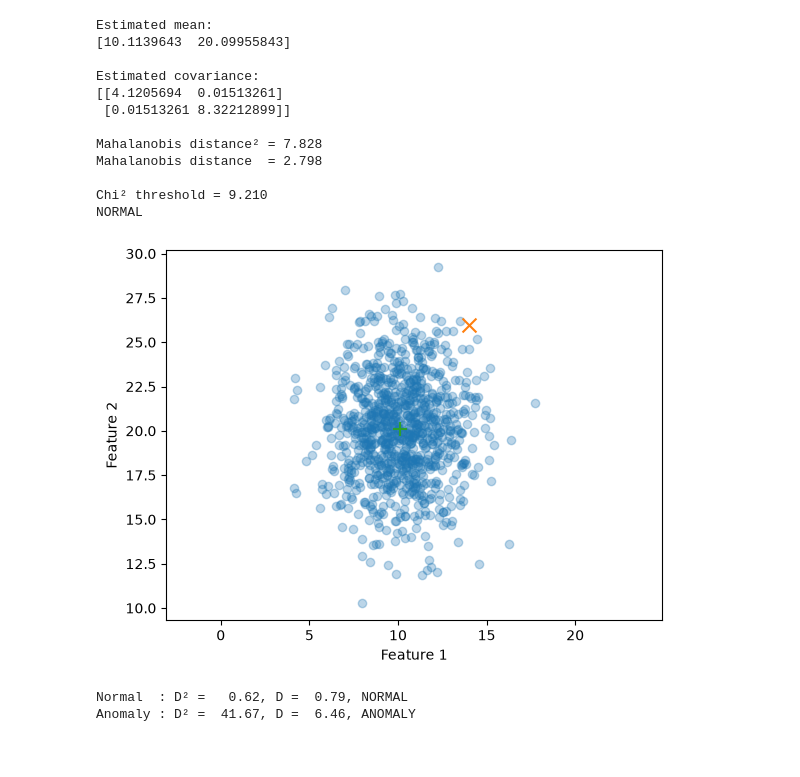
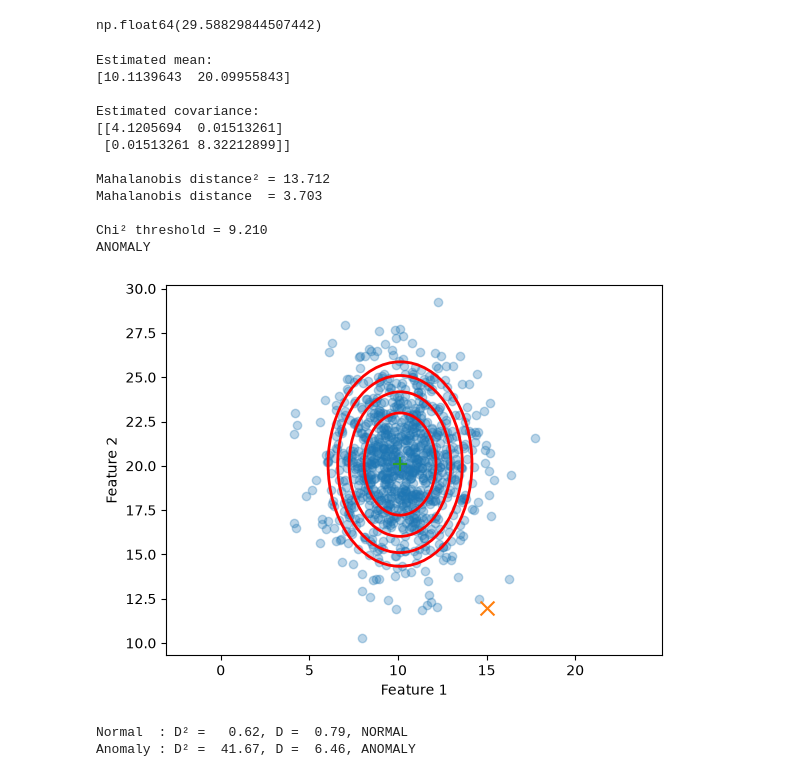
Before and after one commit to vaibhavgarg1982/DSAI-teaching, a Jupyter notebook: 0308_anomaly_gaussian.ipynb, the cells around one changed output. Saved outputs shown, nothing was run; the diff lists cells and outputs as text; code cells hidden in the pictures.

Commit message:
Anomaly detection using Gaussian distribution and Mahalanobis distance description

```diff
--- a/0308_anomaly_gaussian.ipynb
+++ b/0308_anomaly_gaussian.ipynb
@@ -1,8 +56,30 @@
+# %%
+# function that returns chi-squared critical value for a given significance level and degrees of freedom
+def chi_squared_critical_value(alpha, df):
+    from scipy.stats import chi2
+    return chi2.ppf(1 - alpha, df)
+
+chi_squared_critical_value(0.001, 10) # the equivalent formula in Excel is =CHISQ.INV.RT(0.01, 10)
+# %% [output]
+np.float64(29.58829844507442)
 # %%
 import numpy as np
 import matplotlib.pyplot as plt
 from scipy.stats import chi2
+from matplotlib.patches import Ellipse
 
+def plot_mahalanobis_contours(mu, Sigma, ax=None):
+    if ax is None:
+        ax = plt.gca()
+    for k in range(1, 5):
+        vals, vecs = np.linalg.eigh(Sigma)
+        order = vals.argsort()[::-1]
+        vals = vals[order]
+        vecs = vecs[:, order]
+        theta = np.degrees(np.arctan2(*vecs[:, 0][::-1]))
+        width, height = 2 * np.sqrt(vals * k)
+        ellip = Ellipse(xy=mu, width=width, height=height, angle=theta, edgecolor='r', fc='None', lw=2)
+        ax.add_patch(ellip)
 # --------------------------------------------------
 # 1. Generate random Gaussian training data
 # --------------------------------------------------
@@ -39,7 +116,7 @@ print(Sigma)
 # 3. Generate a new observation
 # --------------------------------------------------
 
-x = np.array([14, 26])
+x = np.array([15, 12])
 
 # --------------------------------------------------
 # 4. Calculate Mahalanobis distance
@@ -74,37 +151,38 @@ else:
 # --------------------------------------------------
 
 plt.scatter(X[:, 0], X[:, 1], alpha=0.3)
 
 plt.scatter(
     x[0], x[1],
     s=100,
     marker='x'
 )
 
 plt.scatter(
     mu[0], mu[1],
     s=100,
     marker='+'
 )
 
 plt.xlabel("Feature 1")
 plt.ylabel("Feature 2")
 plt.axis("equal")
+plot_mahalanobis_contours(mu, Sigma, ax=plt.gca())
 plt.show()
 # %% [output]
 Estimated mean:
 [10.1139643  20.09955843]
 
 Estimated covariance:
 [[4.1205694  0.01513261]
  [0.01513261 8.32212899]]
 
-Mahalanobis distance² = 7.828
-Mahalanobis distance  = 2.798
+Mahalanobis distance² = 13.712
+Mahalanobis distance  = 3.703
 
 Chi² threshold = 9.210
-NORMAL
+ANOMALY
-[figure, old version]
+[figure, new version]
 # %%
 normal = np.array([11, 22])
 anomaly = np.array([18, 35])
```
Also changed, not shown: parts of 1 cell of this notebook.
